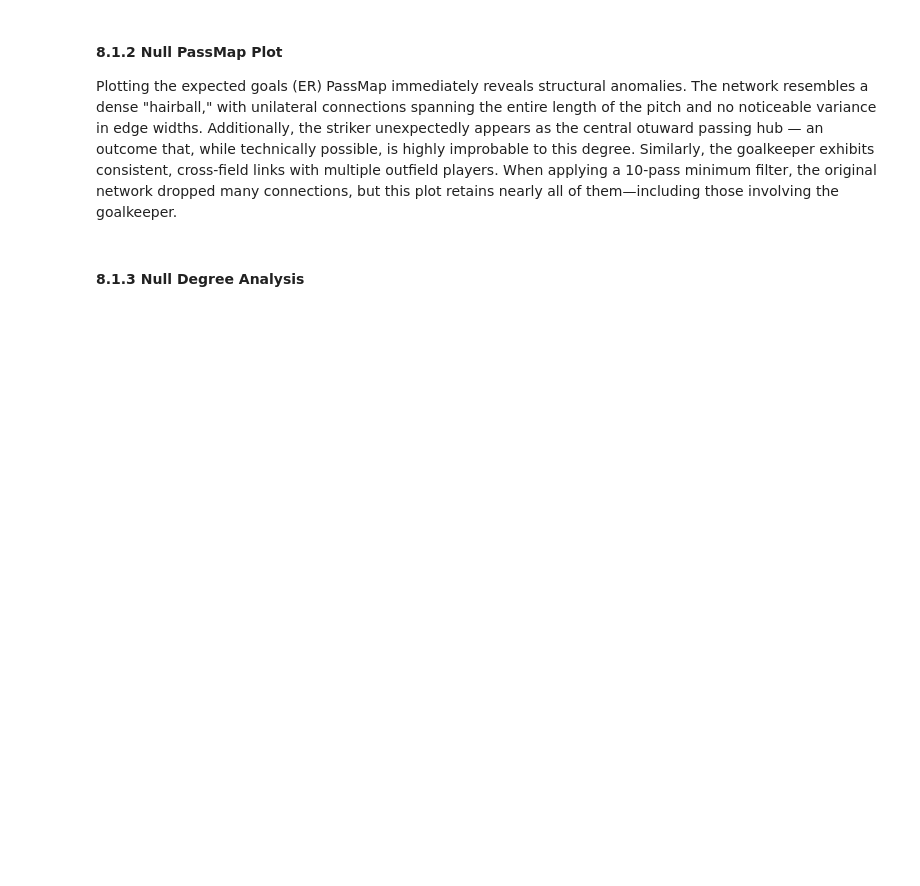
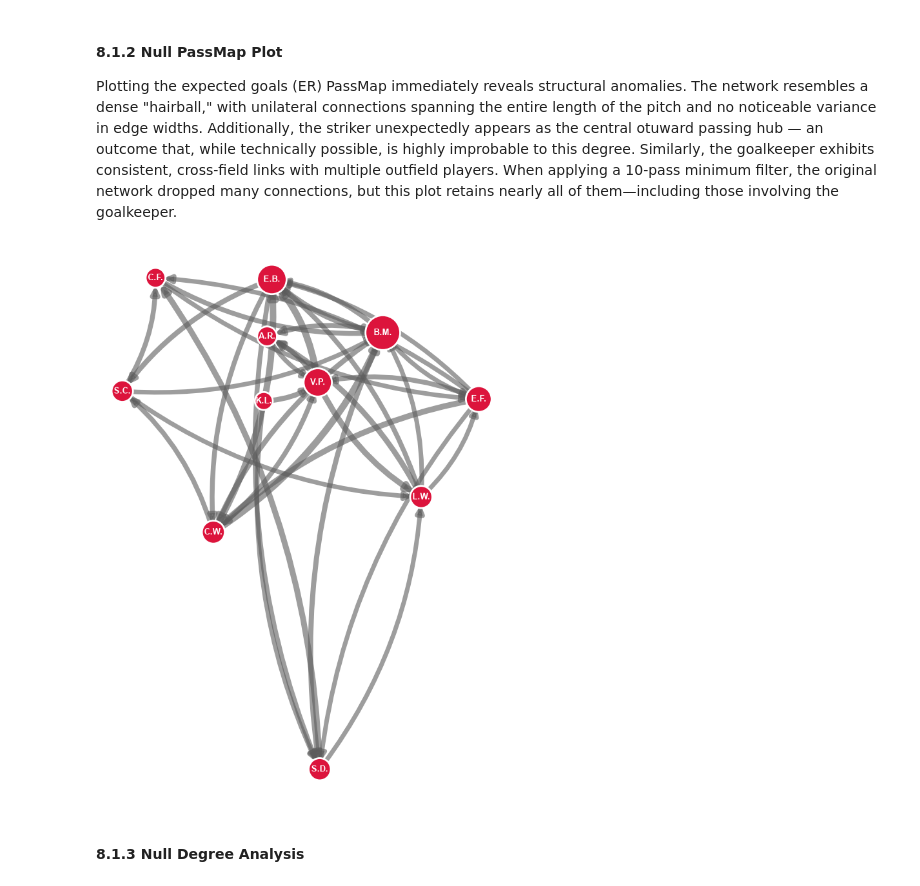
Before and after one commit to LukeBirkett/study-planner, a Jupyter notebook: 981G5_Network_Science/assessment/code/notebook_2.ipynb, the cells around one changed output. Cells and saved outputs as stored; diff of their text form; code cells hidden in the pictures; blank space fills up the shorter version.

```diff
--- a/981G5_Network_Science/assessment/code/notebook_2.ipynb
+++ b/981G5_Network_Science/assessment/code/notebook_2.ipynb
@@ -939,14 +1105,22 @@ Plotting the expected goals (ER) PassMap immediately reveals structural anomalie
 # %%
 # Filter graph to only show pass combinations made at least 8 times
 G_null_thres = hp.filter_graph_edges(G_null_er, min_weight=10)
 
 FIG_SIZE=(6.5, 9.0) # FIG_SIZE=(18, 27)
 fig, ax = plt.subplots(figsize=FIG_SIZE, facecolor='#ffffff')
 hp.plot_passmap_frameless(
     G=G_null_thres,
     ax=ax,
     node_scores=betweenness_dict_ER,
 );
+
+ax.set_title("")
+fig.suptitle("")
+
+plt.tight_layout()
+plt.show()
+# %% [output]
+[figure, added]
 # %% [markdown]
 #### 8.1.3 Null Degree Analysis
 # %%
```
Also changed, not shown: parts of 44 cells of this notebook, 14 other files.
